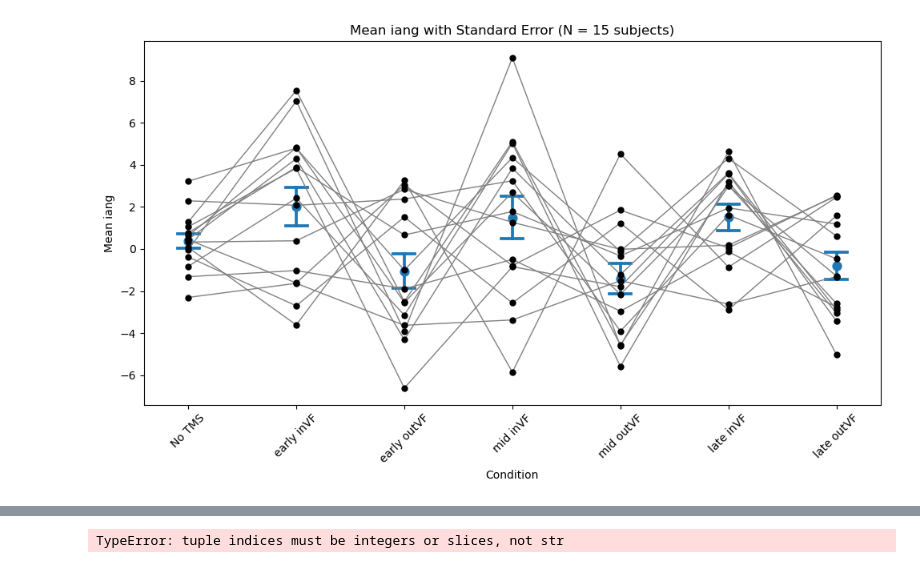
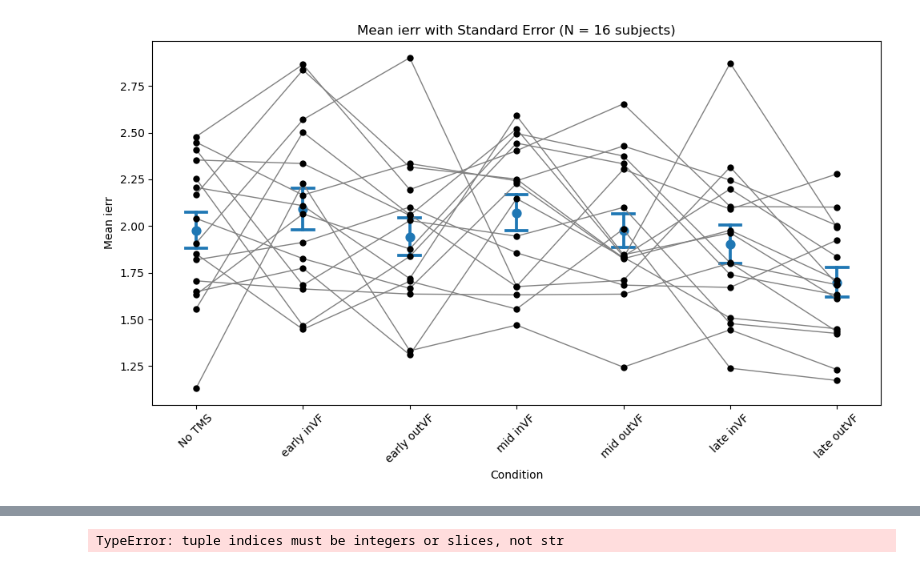
Before and after one commit to mindemory/mgs_stimul, a Jupyter notebook: mgsAnalysis/analysisEye/main.ipynb, the cells around one changed output, grey strips where cells are left out. Drawn from its saved outputs; the diff is of its cells as text; code cells hidden in the pictures.

```diff
--- a/mgsAnalysis/analysisEye/main.ipynb
+++ b/mgsAnalysis/analysisEye/main.ipynb
@@ -58,7 +58,7 @@ df_orig.describe(include=object)
 # %%
 n_rows_original = len(df_orig)
 # Filter out entries with 'rejtrials' == 1
-df = df_orig[(df_orig['rejtrials'] != 1) & (df_orig['isacc_rt']>0.08) & (df_orig['subjID'] != 8)].copy()
+df = df_orig[(df_orig['rejtrials'] != 1) & (df_orig['isacc_rt']>0.08) ].copy()
 df = df.dropna().reset_index()
 n_rows_filtered = len(df)
 print(f"Original = {n_rows_original}, after filtering = {n_rows_filtered} trials.")
@@ -192,10 +200,11 @@ plt.show()
 # %%
 def calculate_mean_and_se(group, error_metric):
-    mean = group[error_metric].median()
+    mean = group[error_metric].mean()
     se = group[error_metric].sem()
     return pd.Series({'mean': mean, 'se': se})
 
 def plot_error_metric(df, error_metric):
+    #df = df[(df['subjID'] != 11) & (df['subjID'] !=8)]
     df = df[df['subjID'] != 11]
     subject_counts = df.groupby('subjID')['day'].nunique()
     valid_subjects = subject_counts[subject_counts == 5].index
@@ -213,33 +222,33 @@ def plot_error_metric(df, error_metric):
     # conditions = {
     #     'NoTMS inVF': df_filtered[(df_filtered['TMS_condition'] == 'No TMS') & (df_filtered['day'].isin([1, 2, 3])) & (df_filtered['instimVF'] == 1)],
     #     'NoTMS outVF': df_filtered[(df_filtered['TMS_condition'] == 'No TMS') & (df_filtered['day'].isin([1, 2, 3])) & (df_filtered['instimVF'] == 0)],
     #     'early inVF': df_filtered[(df_filtered['TMS_condition'] == 'TMS intoVF') & (df_filtered['day'] == 4)],
     #     'early outVF': df_filtered[(df_filtered['TMS_condition'] == 'TMS outVF') & (df_filtered['day'] == 4)],
     #     'mid inVF': df_filtered[(df_filtered['TMS_condition'] == 'TMS intoVF') & (df_filtered['day'].isin([1, 2, 3]))],
     #     'mid outVF': df_filtered[(df_filtered['TMS_condition'] == 'TMS outVF') & (df_filtered['day'].isin([1, 2, 3]))],
     #     'late inVF': df_filtered[(df_filtered['TMS_condition'] == 'TMS intoVF') & (df_filtered['day'] == 5)],
     #     'late outVF': df_filtered[(df_filtered['TMS_condition'] == 'TMS outVF') & (df_filtered['day'] == 5)],
     # }
     results = {cond: data.groupby('subjID').apply(calculate_mean_and_se, error_metric=error_metric) for cond, data in conditions.items()}
     combined_results = pd.concat(results, names=['Condition']).reset_index()
-    combined_results.to_csv('cc_test.csv', index = False)
+    #combined_results.to_csv('cc_test.csv', index = False)
 
     plt.figure(figsize=(10, 6))
     sns.pointplot(data=combined_results, x='Condition', y='mean', linestyle="none", capsize=.2, errorbar="se")
     sns.stripplot(data=combined_results, x='Condition', y='mean', color="black", jitter=False, size=6)
     sns.lineplot(data=combined_results, x='Condition', y='mean', hue='subjID',
                    palette=['gray']*len(valid_subjects), legend=False, dashes=True, linewidth=1)
     plt.title(f'Mean {error_metric} with Standard Error (N = {len(valid_subjects)} subjects)')
     plt.ylabel(f'Mean {error_metric}')
     plt.xlabel('Condition')
     plt.xticks(rotation=45)
     plt.tight_layout()
     plt.show()
-plot_error_metric(df, 'iang')
+plot_error_metric(df, 'ierr')
 #plot_error_metric(df, 'ferr')
 # plot_error_metric(df, 'igain')
 # plot_error_metric(df, 'iamp')
 # plot_error_metric(df, 'idir')
 #plot_error_metric(df, 'fsacc_rt')
 # %% [output]
-[figure, old version]
+[figure, new version]
```
Also changed, not shown: parts of 17 cells of this notebook, 1 other file.
